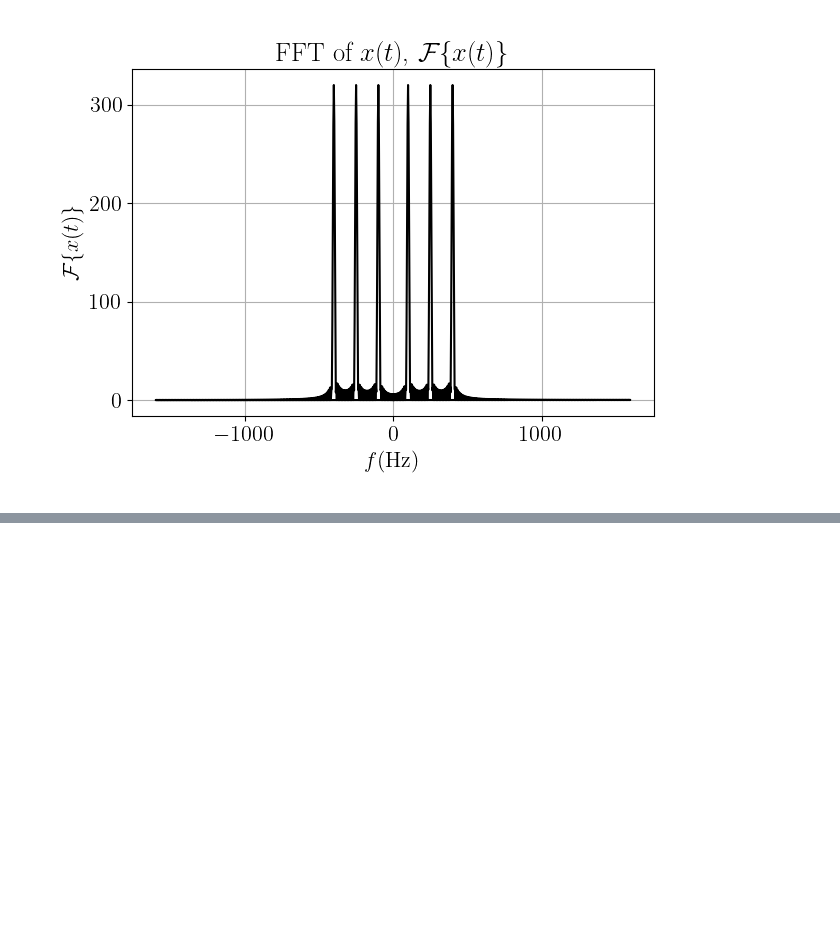
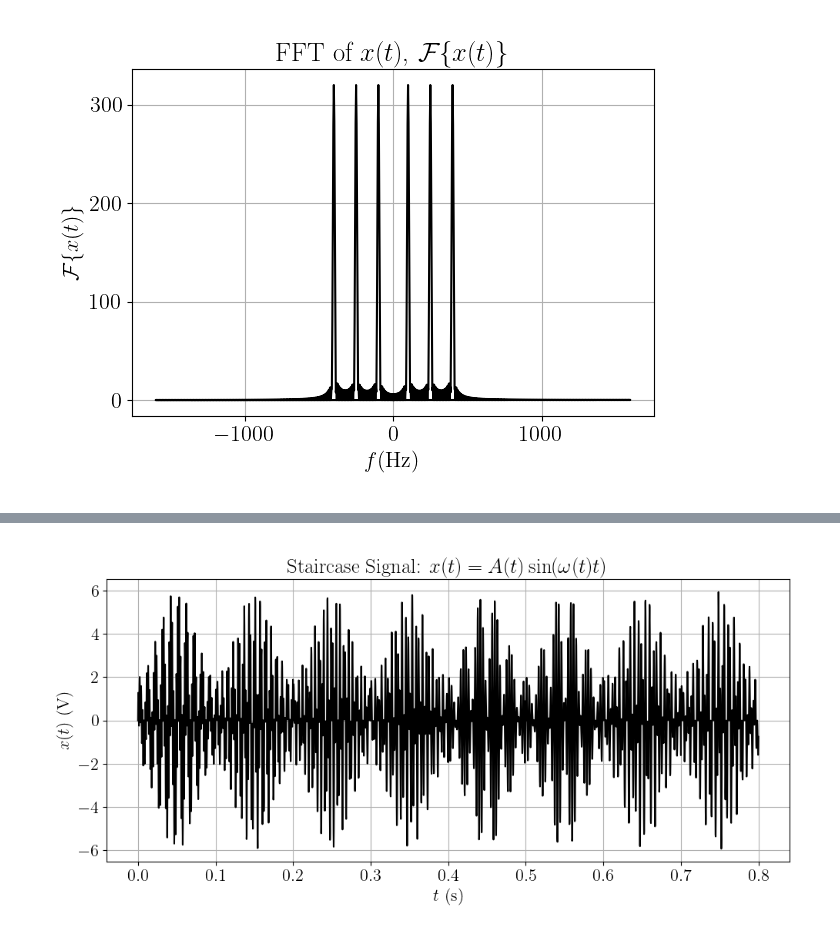
Before and after one commit to ruc-data-viz/2024-spring-class-09, a Jupyter notebook: notebooks/advanced_transforms.ipynb, the cells around one changed output, grey strips where cells are left out. Drawn from its saved outputs; the diff is of its cells as text; code cells hidden in the pictures; blank space fills up the shorter version.

```diff
--- a/notebooks/advanced_transforms.ipynb
+++ b/notebooks/advanced_transforms.ipynb
@@ -110,0 +479,35 @@ Text(0.5, 1.0, 'Signal, Envelope, and Frequency')
+# %%
+# Ascending Staircase
+start_freq_hz = 100
+end_freq_hz = 400
+num_frequencies = 8
+
+frequencies_ascending_hz = np.linspace(
+    start_freq_hz, end_freq_hz, num_frequencies
+)
+
+# Descending Staircase
+start_freq_hz = 550
+end_freq_hz = 150
+num_frequencies = 8
+
+frequencies_descending_hz = np.linspace(
+    start_freq_hz, end_freq_hz, num_frequencies
+)
+
+sampling_rate_hz = 8 * np.max(
+    np.concatenate((frequencies_ascending_hz, frequencies_descending_hz))
+)
+
+_, ascending_signal_v = generate_staircase_signal(
+    frequencies_ascending_hz, sampling_rate_hz
+)
+total_time_s, descending_signal_v = generate_staircase_signal(
+    frequencies_descending_hz, sampling_rate_hz
+)
+
+combined_signal_v = ascending_signal_v + descending_signal_v
+
+plot_signal_time_domain(total_time_s, combined_signal_v)
+# %% [output]
+[figure, added]
```
Also changed, not shown: parts of 23 cells of this notebook.
